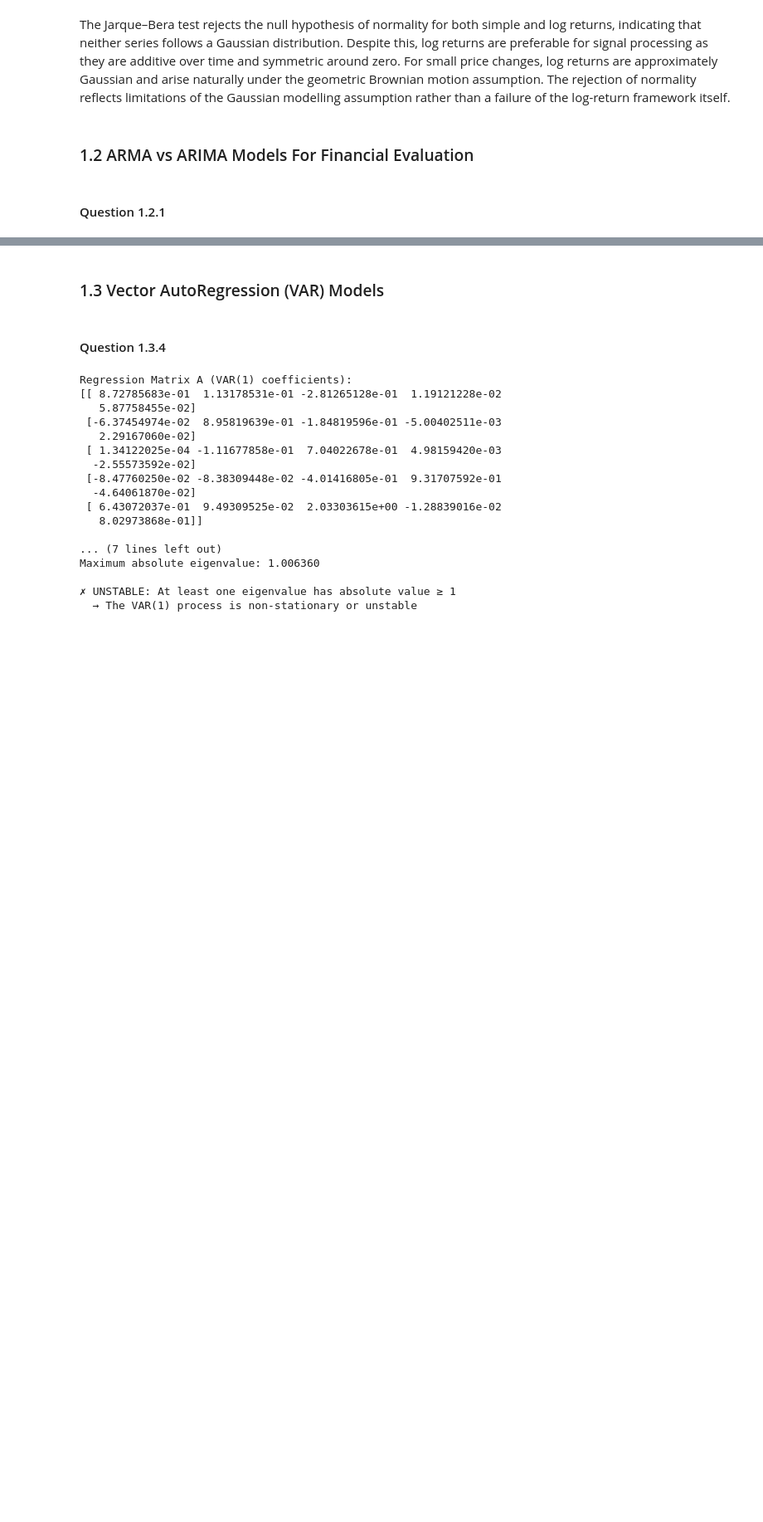
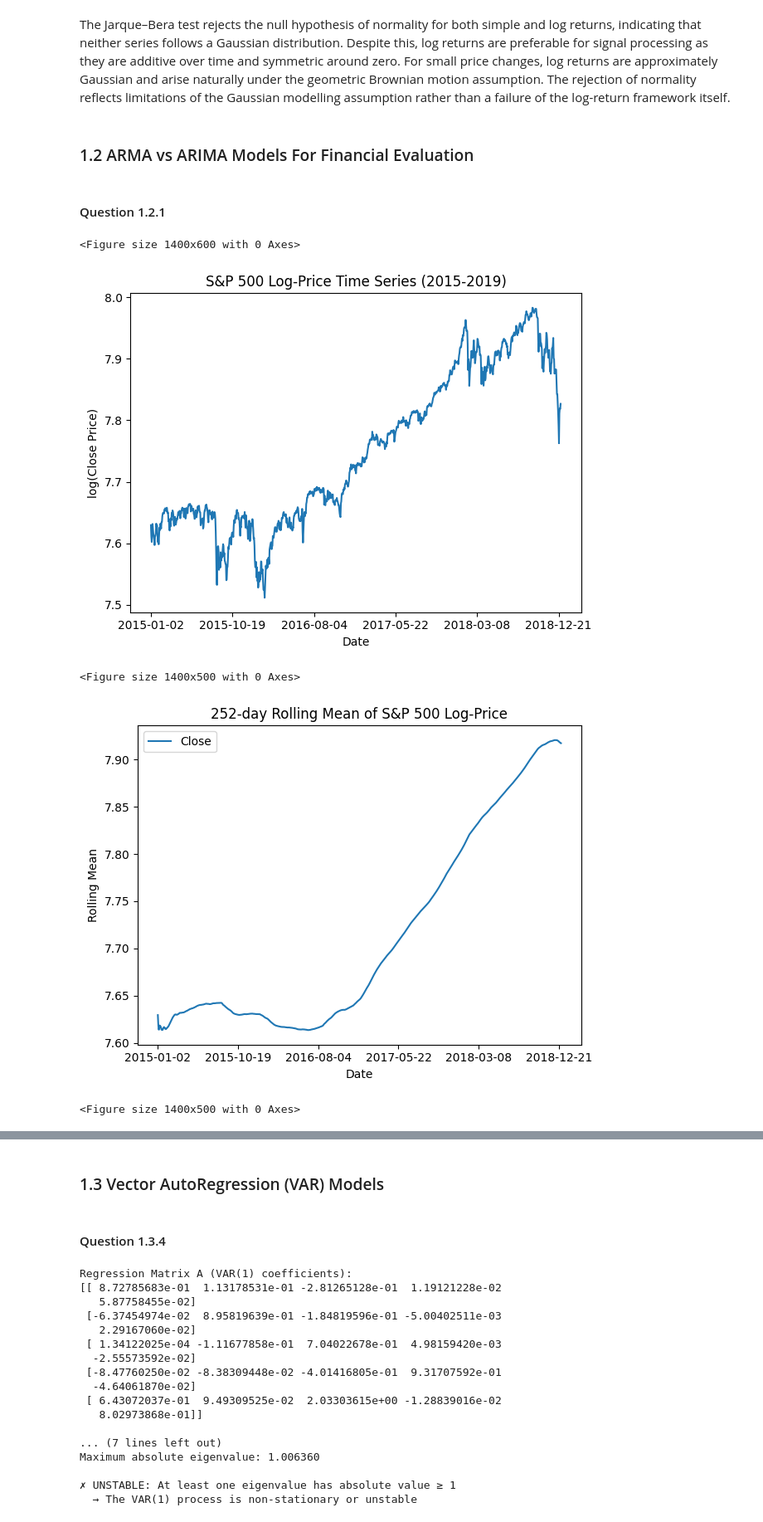
Before and after one commit to SamuelKhoo2003/Machine-Intelligence-For-Finance, a Jupyter notebook: mif_cw.ipynb, the cells around one changed output, grey strips where cells are left out. Shown at 83% size. Cells and saved outputs as stored; diff of their text form; code cells hidden in the pictures; blank space fills up the shorter version.

```diff
--- a/mif_cw.ipynb
+++ b/mif_cw.ipynb
@@ -185,3 +185,37 @@ from statsmodels.tsa.ar_model import AutoReg
 import copy
 # %% [markdown]
 #### Question 1.2.1
+# %%
+# Load S&P 500 data
+snp = pd.read_csv('snp_500_2015_2019.csv')
+snp.set_index(['Date'], inplace=True)
+snp_close = snp['Close'].to_frame().apply(np.log)
+
+# Plot the log-price time series
+plt.figure(figsize=(14, 6))
+snp_close.plot(title="S&P 500 Log-Price Time Series (2015-2019)", legend=False)
+plt.xlabel("Date")
+plt.ylabel("log(Close Price)")
+plt.tight_layout()
+plt.show()
+
+# Compute rolling statistics to assess stationarity
+plt.figure(figsize=(14, 5))
+snp_close.rolling(252, min_periods=1).mean().plot(title="252-day Rolling Mean of S&P 500 Log-Price")
+plt.xlabel("Date")
+plt.ylabel("Rolling Mean")
+plt.tight_layout()
+plt.show()
+
+plt.figure(figsize=(14, 5))
+snp_close.rolling(252, min_periods=1).std().plot(title="252-day Rolling Std Dev of S&P 500 Log-Price")
+plt.xlabel("Date")
+plt.ylabel("Rolling Std Dev")
+plt.tight_layout()
+plt.show()
+# %% [output]
+<Figure size 1400x600 with 0 Axes>
+[figure, added]
+<Figure size 1400x500 with 0 Axes>
+[figure, added]
+<Figure size 1400x500 with 0 Axes>
```
Also changed, not shown: parts of 4 cells of this notebook.
